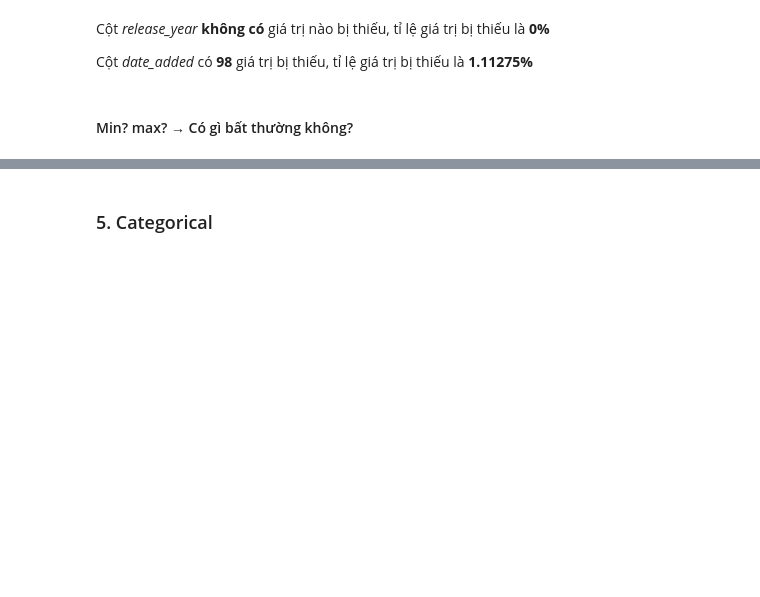
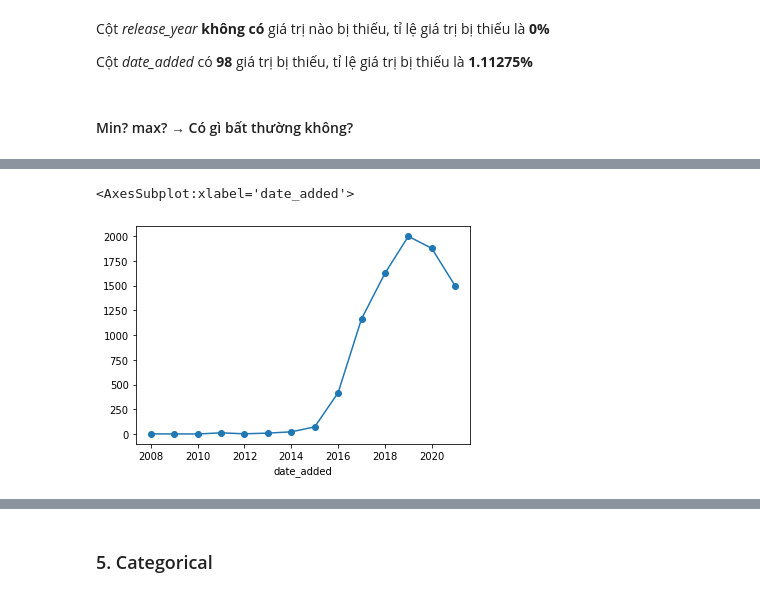
Before and after one commit to TrongHoang21/DSP_19_21_HoangAndDat, a Jupyter notebook: Final.ipynb, the cells around one changed output, grey strips where cells are left out. Drawn from its saved outputs; the diff is of its cells as text; code cells hidden in the pictures; blank space fills up the shorter version.

```diff
--- a/Final.ipynb
+++ b/Final.ipynb
@@ -218,0 +225,5 @@ date_latest = date_add.max()#Timestamp('2021-09-25 00:00:00')
+# %%
+df.groupby(df['date_added'].dt.year).size().plot(marker='o')
+# %% [output]
+<AxesSubplot:xlabel='date_added'>
+[figure, added]
```
Also changed, not shown: parts of 6 cells of this notebook.
